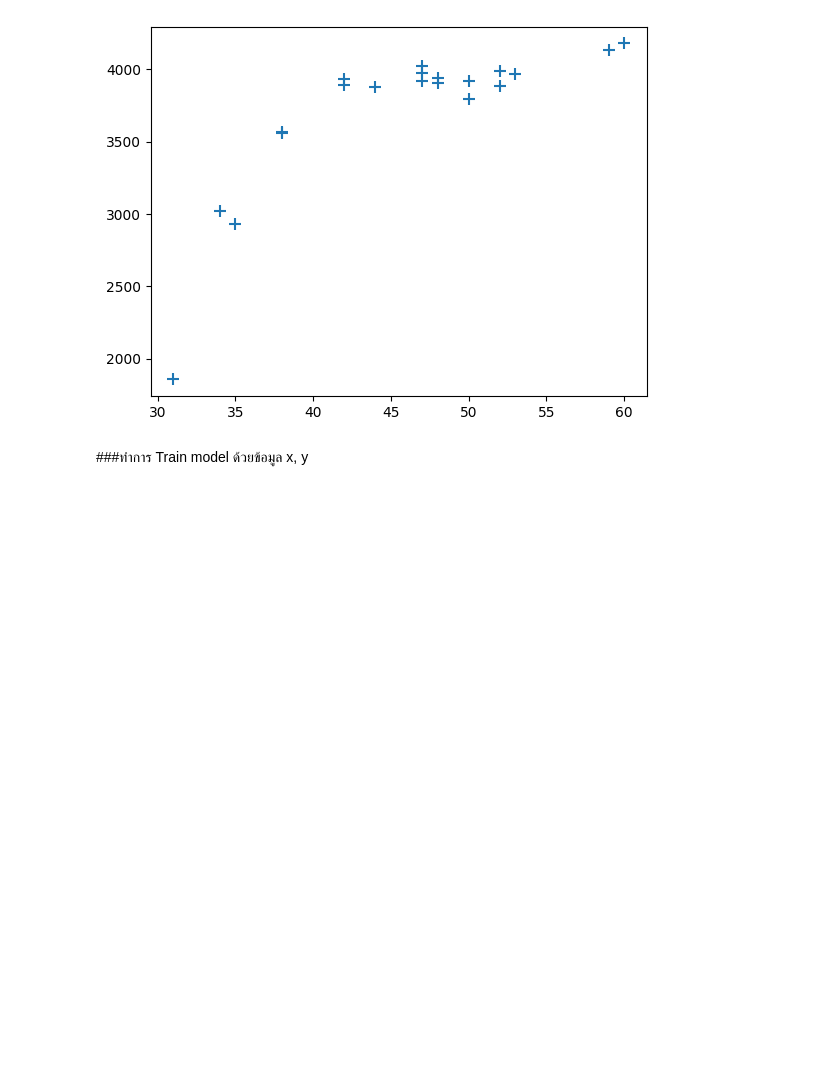
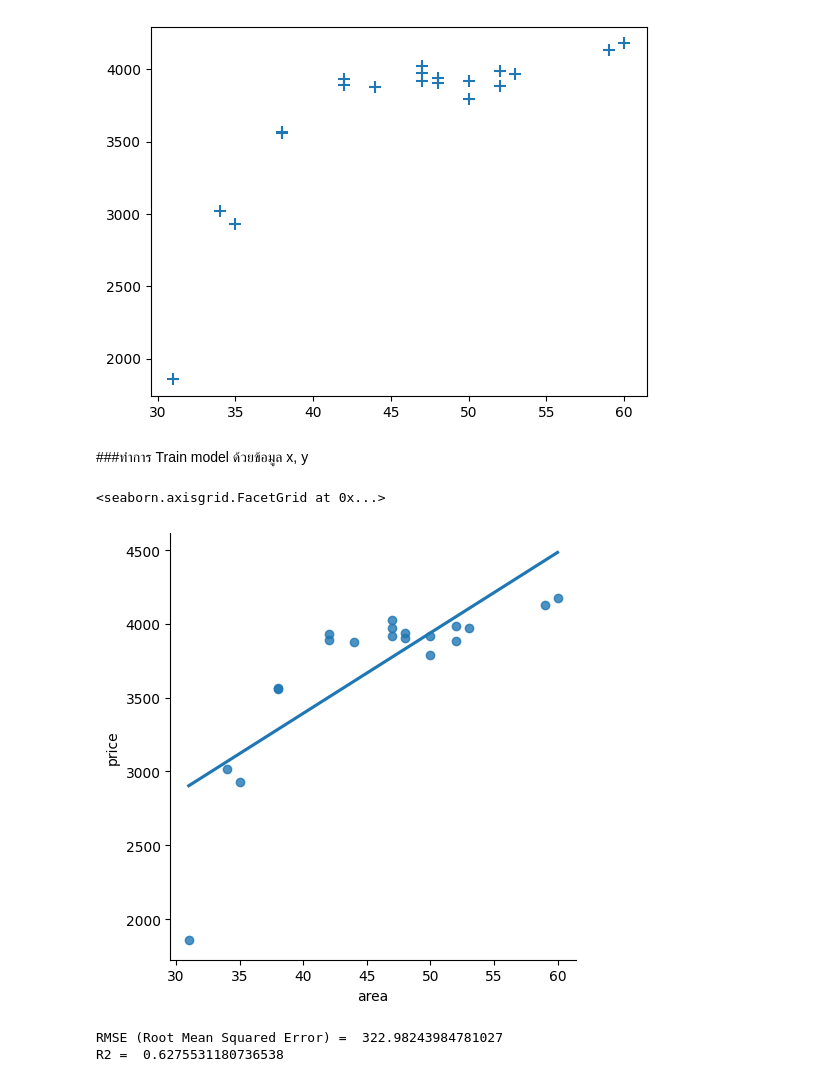
Before and after one commit to Saharuth/MachineLearning, a Jupyter notebook: regression_ex/linear_regression_01.ipynb, the cells around one changed output. Drawn from its saved outputs; the diff is of its cells as text; code cells hidden in the pictures; blank space fills up the shorter version.

```diff
--- a/regression_ex/linear_regression_01.ipynb
+++ b/regression_ex/linear_regression_01.ipynb
@@ -27,3 +27,14 @@ LR = LinearRegression()
 ###ทำการ Train model ด้วยข้อมูล x, y
 # %%
 LR.fit(x, y)
+# %%
+import seaborn as sns
+import pandas as pd
+dfx = pd.DataFrame(data=x, columns=['area'])
+dfy = pd.DataFrame(data=y, columns=['price'])
+dfTotal = pd.concat([dfx, dfy], axis='columns')
+# print(dfTotal)
+sns.lmplot(x='area', y='price', data=dfTotal, ci=None)
+# %% [output]
+<seaborn.axisgrid.FacetGrid at 0x...>
+[figure, added]
@@ -29,0 +46,11 @@ LR.fit(x, y)
+# %%
+from sklearn.metrics import mean_squared_error, r2_score
+
+rmse = np.sqrt(mean_squared_error(y, y_pred))
+print ('RMSE (Root Mean Squared Error) = ', rmse)
+
+r2 = r2_score(y, y_pred)
+print ('R2 = ', r2)
+# %% [output]
+RMSE (Root Mean Squared Error) =  322.98243984781027
+R2 =  0.6275531180736538
```
Also changed, not shown: parts of 6 cells of this notebook.
